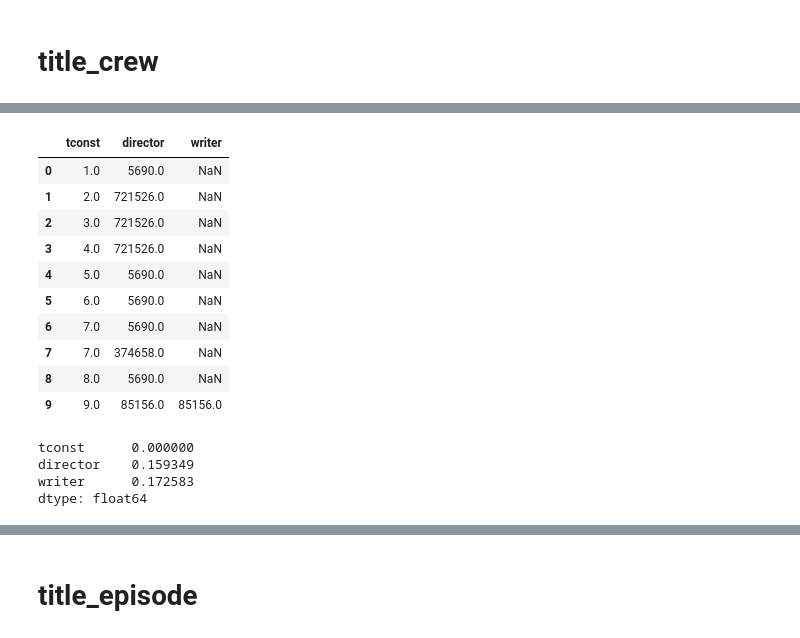
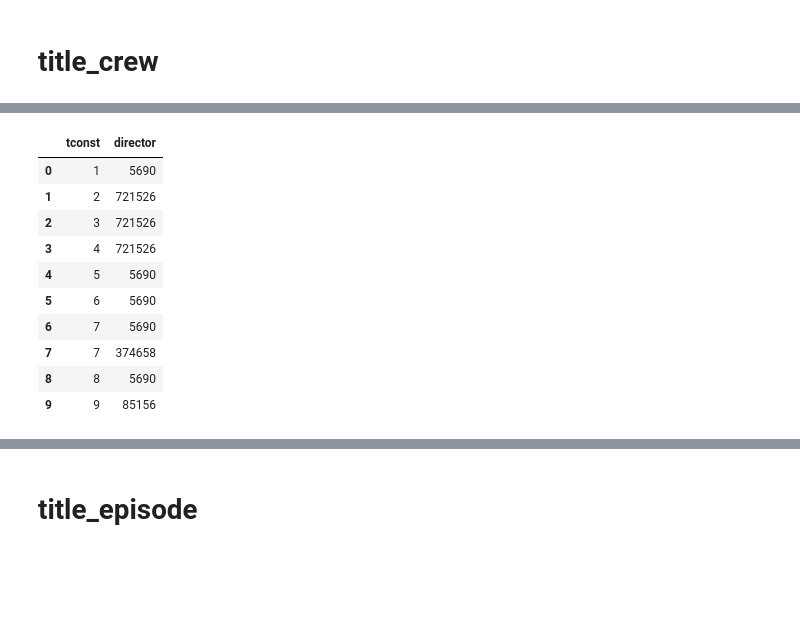
Before and after one commit to ingJSNA/ADB, a Jupyter notebook: IMDb/MySQL ETL.ipynb, the cells around one changed output, grey strips where cells are left out. Drawn from its saved outputs; the diff is of its cells as text; code cells hidden in the pictures; blank space fills up the shorter version.

```diff
--- a/IMDb/MySQL ETL.ipynb
+++ b/IMDb/MySQL ETL.ipynb
@@ -56,5 +56,9 @@ name_basics_pre = name_basics.copy()
 # nconst to int
 name_basics_pre['nconst'] = transform.nconst_to_float(name_basics_pre['nconst'])
 
+# Preserve nconst
+name_basics_nconst = name_basics_pre['nconst'].copy()
+
+name_basics_pre.info(memory_usage='deep')
 name_basics_pre.head()
 # %% [output]
@@ -173,26 +194,35 @@ Table title_akas deleted
 # %%
 title_crew = imdb.title_crew_df()
 # %%
-title_crew_pre = title_crew.copy()
+title_crew_director = title_crew[['tconst', 'directors']].copy()
+title_crew_writer = title_crew[['tconst', 'writers']].copy()
+
+# Drop rows with null values
+title_crew_director.dropna(inplace=True)
+
+title_crew_writer.dropna(inplace=True)
 
 # Expand rows based on directors and writers list
-title_crew_pre['directors'] = title_crew_pre['directors'].astype('str')
-title_crew_pre = transform.expand_rows_using_repeat(title_crew_pre, 'directors', ',')
+title_crew_director['directors'] = title_crew_director['directors'].astype('str')
+title_crew_director = transform.expand_rows_using_repeat(title_crew_director, 'directors', ',')
+title_crew_director.rename(index=str, columns={"directors": "director"}, inplace=True)
 
-title_crew_pre['writers'] = title_crew_pre['writers'].astype('str')
-title_crew_pre = transform.expand_rows_using_repeat(title_crew_pre, 'writers', ',')
-
-title_crew_pre.rename(index=str, columns={"directors": "director", "writers": "writer"}, inplace=True)
+title_crew_writer['writers'] = title_crew_writer['writers'].astype('str')
+title_crew_writer = transform.expand_rows_using_repeat(title_crew_writer, 'writers', ',')
+title_crew_writer.rename(index=str, columns={"writers": "writer"}, inplace=True)
 
 # Transform identifiers
-title_crew_pre['tconst'] = transform.tconst_to_float(title_crew_pre['tconst'])
-title_crew_pre['director'] = transform.nconst_to_float(title_crew_pre['director'])
-title_crew_pre['writer'] = transform.nconst_to_float(title_crew_pre['writer'])
+title_crew_director['tconst'] = transform.tconst_to_float(title_crew_director['tconst'])
+title_crew_director['director'] = transform.nconst_to_float(title_crew_director['director'])
+
+title_crew_writer['tconst'] = transform.tconst_to_float(title_crew_writer['tconst'])
+title_crew_writer['writer'] = transform.nconst_to_float(title_crew_writer['writer'])
 
 # Remove rows for non-existing titles or names
-title_crew_pre = title_crew_pre[(title_crew_pre['director'].isin(name_basics_pre['nconst'])) | (title_crew_pre['director'].isna())]
-title_crew_pre = title_crew_pre[(title_crew_pre['writer'].isin(name_basics_pre['nconst'])) | (title_crew_pre['writer'].isna())]
+title_crew_director = title_crew_director[title_crew_director['director'].isin(name_basics_nconst)]
+title_crew_writer = title_crew_writer[title_crew_writer['writer'].isin(name_basics_nconst)]
 
-title_crew_pre.info()
-title_crew_pre.head(10)
+
+title_crew_director.info(memory_usage='deep')
+title_crew_director.head(10)
 # %% [output]
@@ -215,18 +242,11 @@ memory usage: 501.8+ MB
-|  | tconst | director | writer |
-| 0 | 1.0 | 5690.0 | NaN |
-| 1 | 2.0 | 721526.0 | NaN |
-| 2 | 3.0 | 721526.0 | NaN |
-| 3 | 4.0 | 721526.0 | NaN |
-| 4 | 5.0 | 5690.0 | NaN |
-| 5 | 6.0 | 5690.0 | NaN |
-| 6 | 7.0 | 5690.0 | NaN |
-| 7 | 7.0 | 374658.0 | NaN |
-| 8 | 8.0 | 5690.0 | NaN |
-| 9 | 9.0 | 85156.0 | 85156.0 |
+|  | tconst | director |
+| 0 | 1 | 5690 |
+| 1 | 2 | 721526 |
+| 2 | 3 | 721526 |
+| 3 | 4 | 721526 |
+| 4 | 5 | 5690 |
+| 5 | 6 | 5690 |
+| 6 | 7 | 5690 |
+| 7 | 7 | 374658 |
+| 8 | 8 | 5690 |
+| 9 | 9 | 85156 |
-# %%
-title_crew_pre.isna().sum() / len(title_crew_pre)
-# %% [output]
-tconst      0.000000
-director    0.159349
-writer      0.172583
-dtype: float64
```
Also changed, not shown: parts of 7 cells of this notebook, 4 other files.
